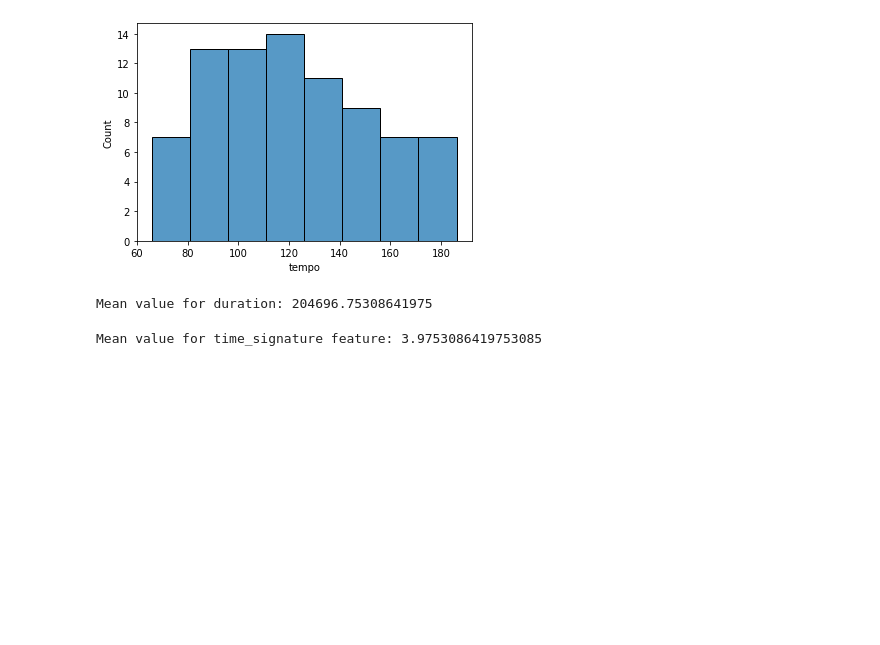
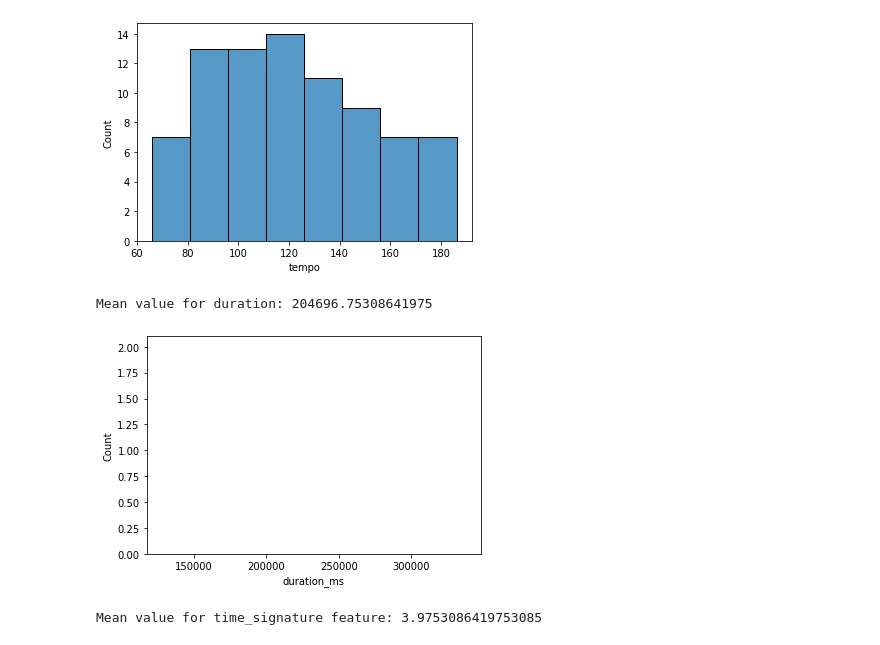
Before and after one commit to mblackstock/ds1-analytics, a Jupyter notebook: 5-spotify.ipynb, the cells around one changed output. Saved outputs shown, nothing was run; the diff lists cells and outputs as text; code cells hidden in the pictures; blank space fills up the shorter version.

```diff
--- a/5-spotify.ipynb
+++ b/5-spotify.ipynb
@@ -663,10 +673,11 @@ Mean value for tempo: 122.77719753086419
 [figure]
 # %%
 print("Mean value for duration:", track_features['duration_ms'].mean())
-# sns.histplot(track_features['duration_ms'], binwidth=3)
-# plt.show()
+sns.histplot(track_features['duration_ms'], binwidth=3)
+plt.show()
 # %% [output]
 Mean value for duration: 204696.75308641975
+[figure, added]
 # %%
 #mean value and distplot for time_signature feature
 print('Mean value for time_signature feature:', track_features['time_signature'].mean())
```
Also changed, not shown: parts of 17 cells of this notebook, 3 other files.
